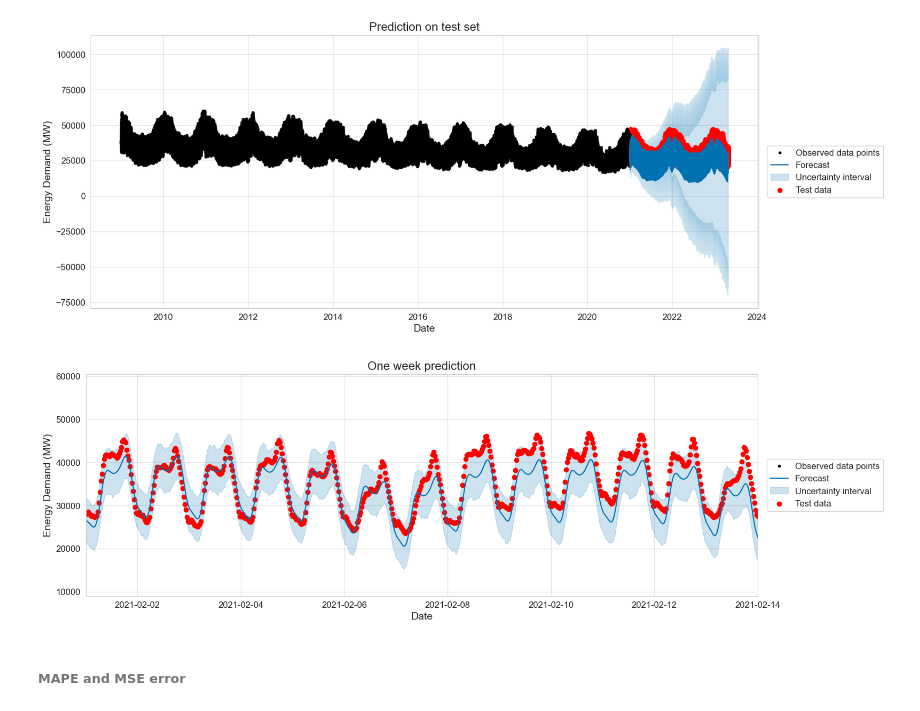
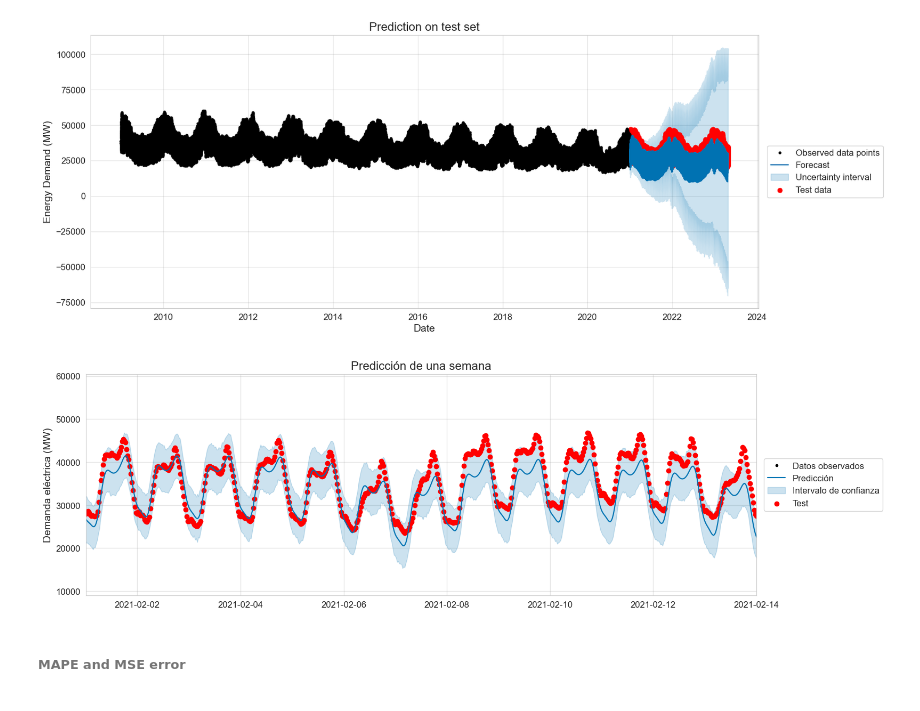
Before and after one commit to MarinaPenalver/TFG, a Jupyter notebook: notebooks/6. Prophet.ipynb, the cells around one changed output. Cells and saved outputs as stored; diff of their text form; code cells hidden in the pictures.

```diff
--- a/notebooks/6. Prophet.ipynb
+++ b/notebooks/6. Prophet.ipynb
@@ -140,15 +140,15 @@ def prophet_plot(
         fig = ax.get_figure()
     fcst_t = fcst['ds'].dt.to_pydatetime()
     ax.plot(m.history['ds'].dt.to_pydatetime(), m.history['y'], 'k.',
-            label='Observed data points')
-    ax.plot(fcst_t, fcst['yhat'], ls='-', c='#0072B2', label='Forecast')
+            label='Datos observados')
+    ax.plot(fcst_t, fcst['yhat'], ls='-', c='#0072B2', label='Predicción')
     if 'cap' in fcst and plot_cap:
         ax.plot(fcst_t, fcst['cap'], ls='--', c='k', label='Maximum capacity')
     if m.logistic_floor and 'floor' in fcst and plot_cap:
         ax.plot(fcst_t, fcst['floor'], ls='--', c='k', label='Minimum capacity')
     if uncertainty and m.uncertainty_samples:
         ax.fill_between(fcst_t, fcst['yhat_lower'], fcst['yhat_upper'],
-                        color='#0072B2', alpha=0.2, label='Uncertainty interval')
+                        color='#0072B2', alpha=0.2, label='Intervalo de confianza')
     # Specify formatting to workaround matplotlib issue #12925
     locator = AutoDateLocator(interval_multiples=False)
     formatter = AutoDateFormatter(locator)
@@ -230,17 +229,17 @@ ax.set_xlabel("Date");
 # %%
 fig, ax = plt.subplots(figsize=(14,5))
 
 prophet_plot(m=prophet, fcst=prophet_pred, ax=ax, include_legend=True)
-ax.scatter(test['ds'], test['y'], color='r', label="Test data")
+ax.scatter(test['ds'], test['y'], color='r', label="Test")
 ax.set_xbound(lower=datetime.date(2021,2,1), upper=datetime.date(2021,2,14))
 ax.set_ylim(9000, 60500)
 ax.legend(bbox_to_anchor=(1.1, 0.5), loc="center", ncol=1);
-ax.set_title("One week prediction")
-ax.set_ylabel("Energy Demand (MW)")
-ax.set_xlabel("Date");
+ax.set_title("Predicción de una semana")
+ax.set_ylabel("Demanda eléctrica (MW)")
+ax.set_xlabel("");
 plt.savefig("../graphs/prophet_oneweek_pred.png")
 # %% [output]
-[figure, old version]
+[figure, new version]
 # %% [markdown]
 ###### MAPE and MSE error
 # %%
```
Also changed, not shown: parts of 13 cells of this notebook, 1 other file.
